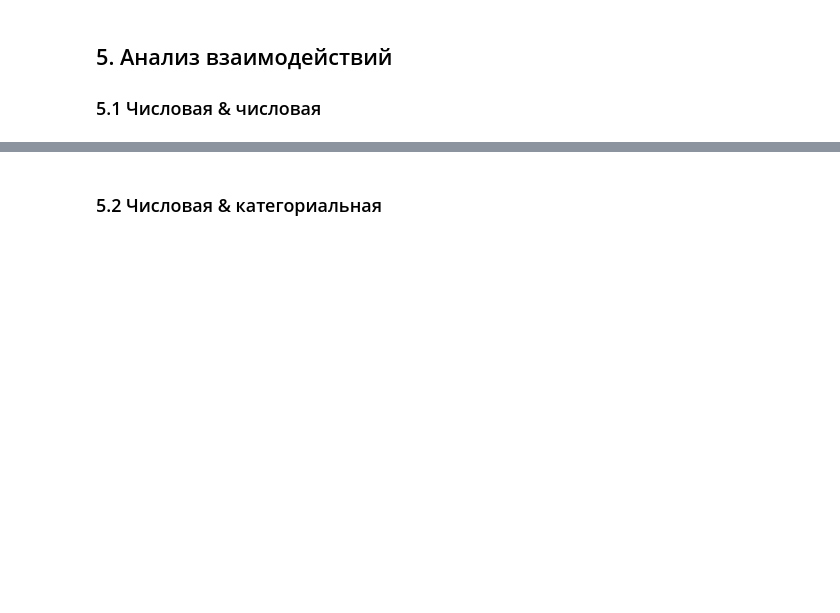
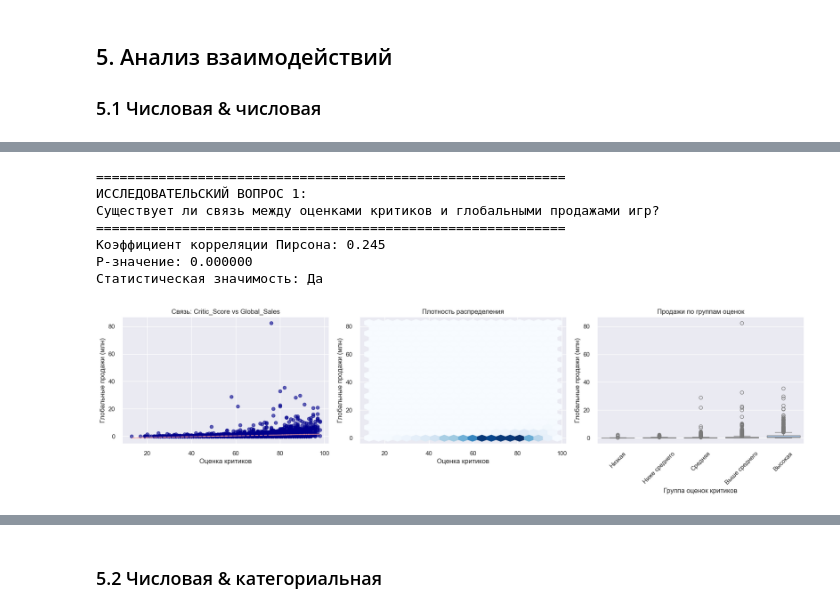
Before and after one commit to CABBAjoy/-, a Jupyter notebook: Video_Game_Sales_Analysis.ipynb, the cells around one changed output, grey strips where cells are left out. Cells and saved outputs as stored; diff of their text form; code cells hidden in the pictures; blank space fills up the shorter version.

```diff
--- a/Video_Game_Sales_Analysis.ipynb
+++ b/Video_Game_Sales_Analysis.ipynb
@@ -76,6 +168,18 @@ None
 # %%
-df["User_Score"] = pd.to_numeric(df["User_Score"], errors="coerce")
-df["Year_of_Release"] = df["Year_of_Release"].fillna(df["Year_of_Release"].mode()[0])
-df.dropna(subset=["Global_Sales"], inplace=True)
-display(df.isna().sum().sort_values(ascending=False).head(10))
+# Преобразование User_Score в числовой формат (tbd → NaN)
+df['User_Score'] = pd.to_numeric(df['User_Score'], errors='coerce')
+
+# Заполнение Year_of_Release модой (самый частый год)
+mode_year = df['Year_of_Release'].mode()[0]
+print(f"Заполняем пропуски в Year_of_Release значением: {mode_year}")
+df['Year_of_Release'] = df['Year_of_Release'].fillna(mode_year)
+
+# Удаляем строки без Global_Sales (ключевая переменная для анализа)
+initial_count = len(df)
+df.dropna(subset=['Global_Sales'], inplace=True)
+print(f"Удалено строк без Global_Sales: {initial_count - len(df)}")
+
+# Проверяем результат
+print(f"\nПропущенные значения после обработки:")
+display(df.isnull().sum().sort_values(ascending=False).head(10))
 # %% [output]
@@ -151,0 +438,60 @@ display(df[["Critic_Score","Global_Sales"]].corr())
+# %%
+print("="*60)
+print("ИССЛЕДОВАТЕЛЬСКИЙ ВОПРОС 1:")
+print("Существует ли связь между оценками критиков и глобальными продажами игр?")
+print("="*60)
+
+# Корреляционный анализ
+correlation = df['Critic_Score'].corr(df['Global_Sales'])
+print(f"Коэффициент корреляции Пирсона: {correlation:.3f}")
+
+# Статистический тест
+clean_data = df[['Critic_Score', 'Global_Sales']].dropna()
+stat, p_value = stats.pearsonr(clean_data['Critic_Score'], clean_data['Global_Sales'])
+print(f"P-значение: {p_value:.6f}")
+print(f"Статистическая значимость: {'Да' if p_value < 0.05 else 'Нет'}")
+
+# Визуализация
+fig, axes = plt.subplots(1, 3, figsize=(18, 5))
+
+# Scatter plot
+axes[0].scatter(df['Critic_Score'], df['Global_Sales'], alpha=0.6, color='darkblue')
+axes[0].set_xlabel('Оценка критиков')
+axes[0].set_ylabel('Глобальные продажи (млн)')
+axes[0].set_title('Связь: Critic_Score vs Global_Sales')
+
+# Добавляем линию тренда
+z = np.polyfit(clean_data['Critic_Score'], clean_data['Global_Sales'], 1)
+p = np.poly1d(z)
+axes[0].plot(clean_data['Critic_Score'], p(clean_data['Critic_Score']), "r--", alpha=0.8)
+
+# Hexbin plot для плотности
+axes[1].hexbin(df['Critic_Score'], df['Global_Sales'], gridsize=20, cmap='Blues')
+axes[1].set_xlabel('Оценка критиков')
+axes[1].set_ylabel('Глобальные продажи (млн)')
+axes[1].set_title('Плотность распределения')
+
+# Box plot по группам оценок
+df['Critic_Score_Group'] = pd.cut(df['Critic_Score'], bins=5, labels=['Низкая', 'Ниже среднего', 'Средняя', 'Выше среднего', 'Высокая'])
+sns.boxplot(data=df, x='Critic_Score_Group', y='Global_Sales', ax=axes[2])
+axes[2].set_xlabel('Группа оценок критиков')
+axes[2].set_ylabel('Глобальные продажи (млн)')
+axes[2].set_title('Продажи по группам оценок')
+axes[2].tick_params(axis='x', rotation=45)
+
+plt.tight_layout()
+plt.show()
+
+# Дополнительный анализ по квантилям
+print("\nАнализ продаж по квантилям оценок критиков:")
+quantile_analysis = df.groupby(pd.qcut(df['Critic_Score'], 4, labels=['Q1', 'Q2', 'Q3', 'Q4']))['Global_Sales'].agg(['count', 'mean', 'median', 'std'])
+display(quantile_analysis)
+# %% [output]
+============================================================
+ИССЛЕДОВАТЕЛЬСКИЙ ВОПРОС 1:
+Существует ли связь между оценками критиков и глобальными продажами игр?
+============================================================
+Коэффициент корреляции Пирсона: 0.245
+P-значение: 0.000000
+Статистическая значимость: Да
+[figure, added]
```
Also changed, not shown: parts of 38 cells of this notebook.
